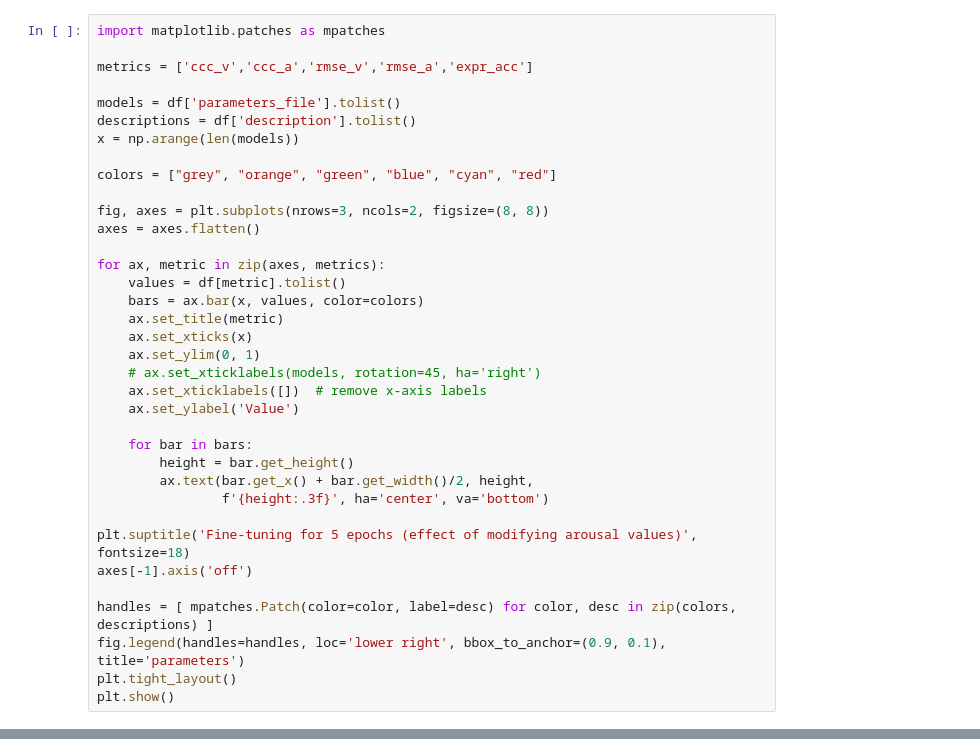
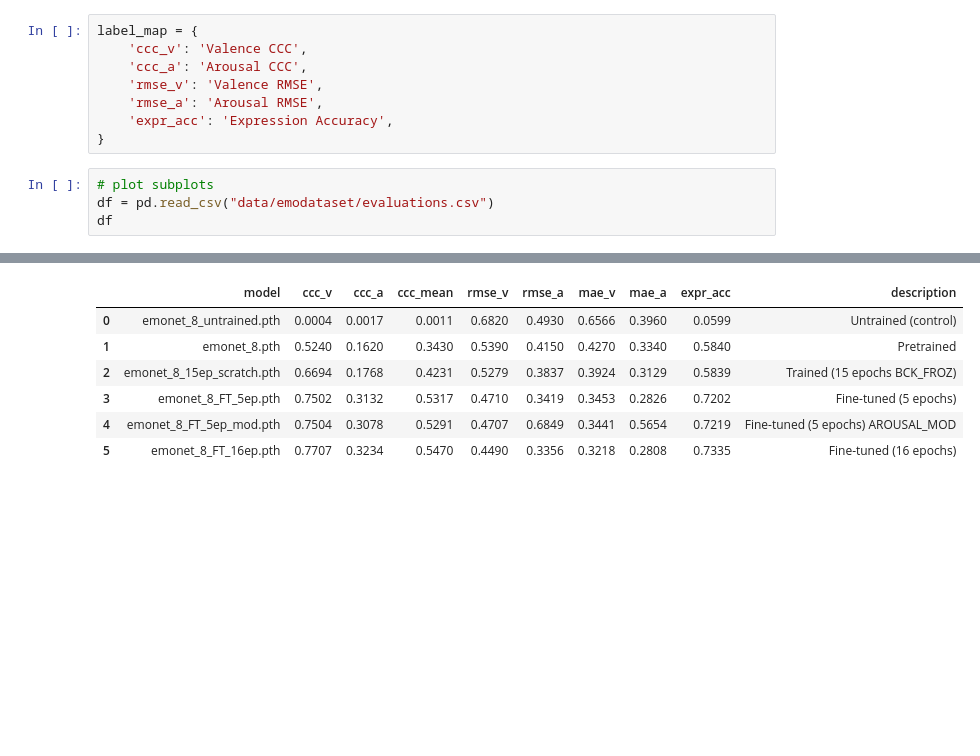
Before and after one commit to MattThePerson/emonet-fine-tuning, a Jupyter notebook: notebooks/GRAPH_evaluations.ipynb, the cells around one changed output, grey strips where cells are left out. Drawn from its saved outputs; the diff is of its cells as text; blank space fills up the shorter version.

```diff
--- a/notebooks/GRAPH_evaluations.ipynb
+++ b/notebooks/GRAPH_evaluations.ipynb
@@ -25,37 +9,13 @@ df
+# %%
+label_map = {
+    'ccc_v': 'Valence CCC',
+    'ccc_a': 'Arousal CCC',
+    'rmse_v': 'Valence RMSE',
+    'rmse_a': 'Arousal RMSE',
+    'expr_acc': 'Expression Accuracy',
+}
 # %%
-import matplotlib.patches as mpatches
-
-metrics = ['ccc_v','ccc_a','rmse_v','rmse_a','expr_acc']
-
-models = df['parameters_file'].tolist()
-descriptions = df['description'].tolist()
-x = np.arange(len(models))
-
-colors = ["grey", "orange", "green", "blue", "cyan", "red"]
-
-fig, axes = plt.subplots(nrows=3, ncols=2, figsize=(8, 8))
-axes = axes.flatten()
-
-for ax, metric in zip(axes, metrics):
-    values = df[metric].tolist()
-    bars = ax.bar(x, values, color=colors)
-    ax.set_title(metric)
-    ax.set_xticks(x)
-    ax.set_ylim(0, 1)
-    # ax.set_xticklabels(models, rotation=45, ha='right')
-    ax.set_xticklabels([])  # remove x-axis labels
-    ax.set_ylabel('Value')
-
-    for bar in bars:
-        height = bar.get_height()
-        ax.text(bar.get_x() + bar.get_width()/2, height,
-                f'{height:.3f}', ha='center', va='bottom')
-
-plt.suptitle('Fine-tuning for 5 epochs (effect of modifying arousal values)', fontsize=18)
-axes[-1].axis('off')
-
-handles = [ mpatches.Patch(color=color, label=desc) for color, desc in zip(colors, descriptions) ]
-fig.legend(handles=handles, loc='lower right', bbox_to_anchor=(0.9, 0.1), title='parameters')
-plt.tight_layout()
-plt.show()
+# plot subplots
+df = pd.read_csv("data/emodataset/evaluations.csv")
+df
 # %% [output]
@@ -62,0 +22,7 @@ plt.show()
+|  | model | ccc_v | ccc_a | ccc_mean | rmse_v | rmse_a | mae_v | mae_a | expr_acc | description |
+| 0 | emonet_8_untrained.pth | 0.0004 | 0.0017 | 0.0011 | 0.6820 | 0.4930 | 0.6566 | 0.3960 | 0.0599 | Untrained (control) |
+| 1 | emonet_8.pth | 0.5240 | 0.1620 | 0.3430 | 0.5390 | 0.4150 | 0.4270 | 0.3340 | 0.5840 | Pretrained |
+| 2 | emonet_8_15ep_scratch.pth | 0.6694 | 0.1768 | 0.4231 | 0.5279 | 0.3837 | 0.3924 | 0.3129 | 0.5839 | Trained (15 epochs BCK_FROZ) |
+| 3 | emonet_8_FT_5ep.pth | 0.7502 | 0.3132 | 0.5317 | 0.4710 | 0.3419 | 0.3453 | 0.2826 | 0.7202 | Fine-tuned (5 epochs) |
+| 4 | emonet_8_FT_5ep_mod.pth | 0.7504 | 0.3078 | 0.5291 | 0.4707 | 0.6849 | 0.3441 | 0.5654 | 0.7219 | Fine-tuned (5 epochs) AROUSAL_MOD |
+| 5 | emonet_8_FT_16ep.pth | 0.7707 | 0.3234 | 0.5470 | 0.4490 | 0.3356 | 0.3218 | 0.2808 | 0.7335 | Fine-tuned (16 epochs) |
```
Also changed, not shown: parts of 7 cells of this notebook, 10 other files.
